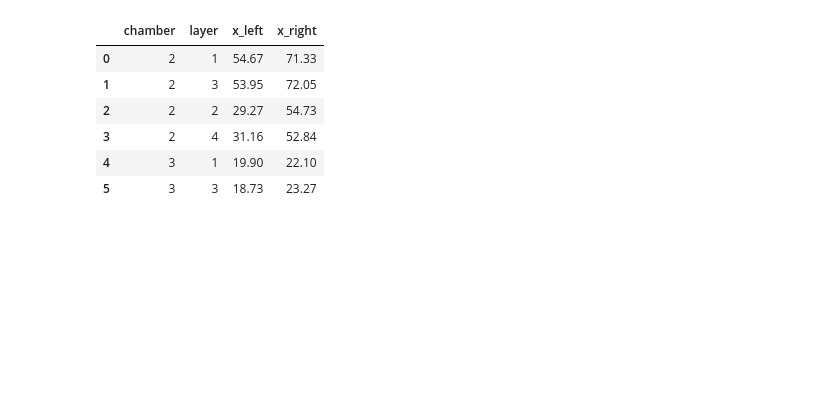
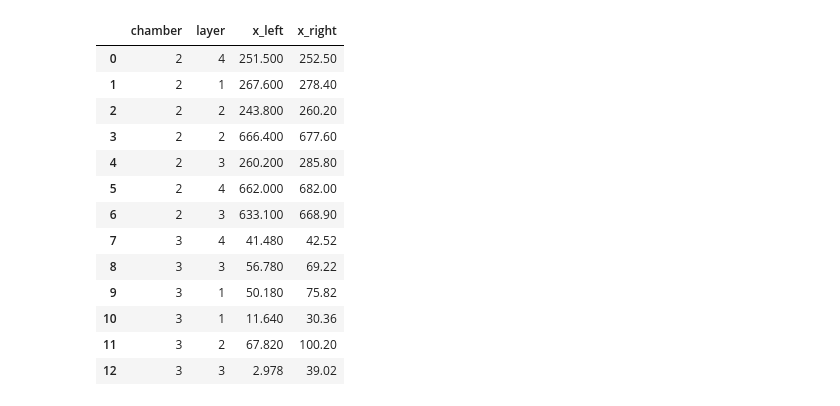
Before and after one commit to amirhrst/racking-muons-with-4-Drift-Tubes-chambers-setup, a Jupyter notebook: main.ipynb, the cells around one changed output. Saved outputs shown, nothing was run; the diff lists cells and outputs as text; code cells hidden in the pictures; blank space fills up the shorter version.

```diff
--- a/main.ipynb
+++ b/main.ipynb
@@ -300,10 +330,17 @@ fits(event_modified, ax, global_fit_flag=True)
 # %%
-data[14]
+data[16]
 # %% [output]
 |  | chamber | layer | x_left | x_right |
-| 0 | 2 | 1 | 54.67 | 71.33 |
-| 1 | 2 | 3 | 53.95 | 72.05 |
-| 2 | 2 | 2 | 29.27 | 54.73 |
-| 3 | 2 | 4 | 31.16 | 52.84 |
-| 4 | 3 | 1 | 19.90 | 22.10 |
-| 5 | 3 | 3 | 18.73 | 23.27 |
+| 0 | 2 | 4 | 251.500 | 252.50 |
+| 1 | 2 | 1 | 267.600 | 278.40 |
+| 2 | 2 | 2 | 243.800 | 260.20 |
+| 3 | 2 | 2 | 666.400 | 677.60 |
+| 4 | 2 | 3 | 260.200 | 285.80 |
+| 5 | 2 | 4 | 662.000 | 682.00 |
+| 6 | 2 | 3 | 633.100 | 668.90 |
+| 7 | 3 | 4 | 41.480 | 42.52 |
+| 8 | 3 | 3 | 56.780 | 69.22 |
+| 9 | 3 | 1 | 50.180 | 75.82 |
+| 10 | 3 | 1 | 11.640 | 30.36 |
+| 11 | 3 | 2 | 67.820 | 100.20 |
+| 12 | 3 | 3 | 2.978 | 39.02 |
```
Also changed, not shown: parts of 6 cells of this notebook.
